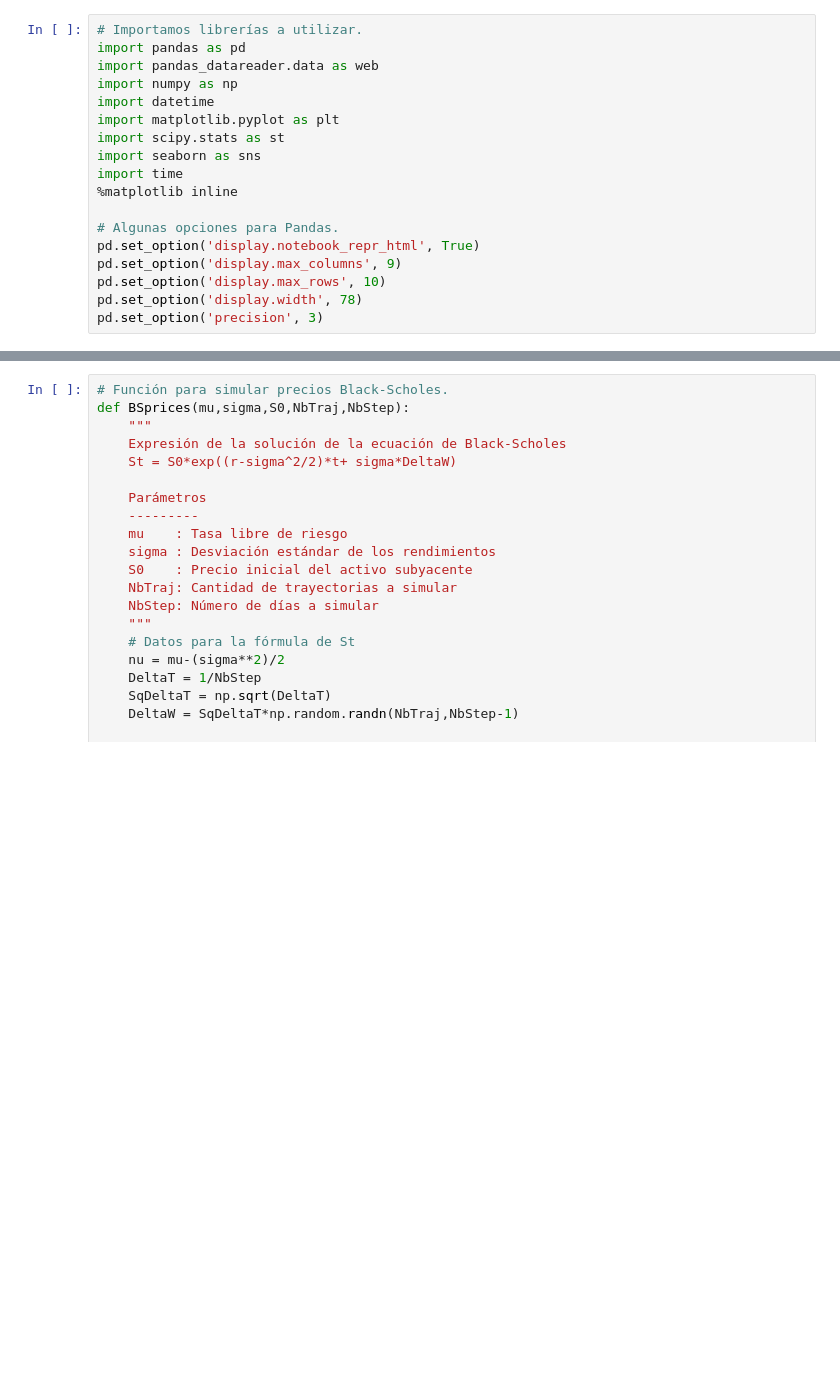
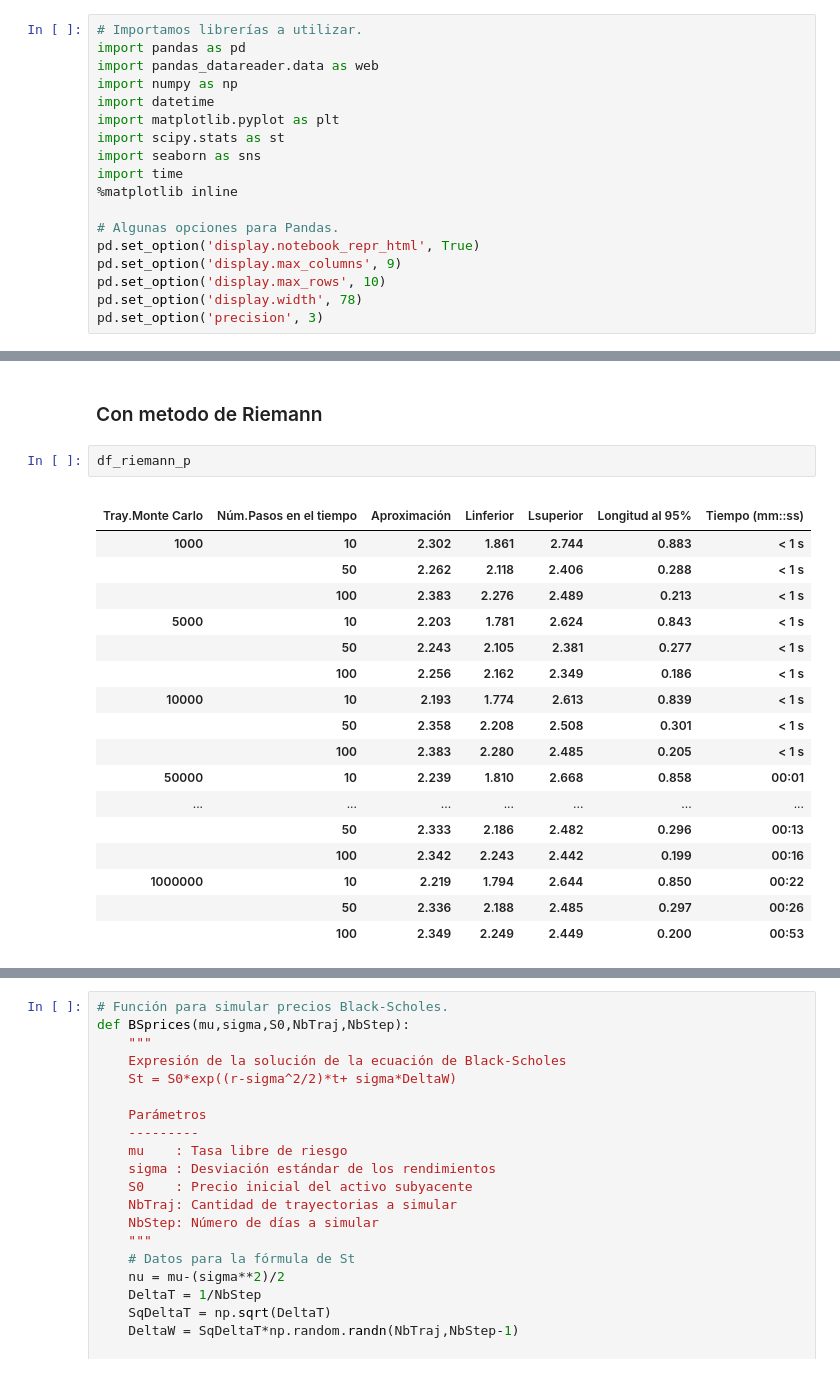
Before and after one commit to Mateoverea/ProyectoConjunto_MVerea_ARico, a Jupyter notebook: Tarea9_MVerea_ARico.ipynb, the cells around one changed output, grey strips where cells are left out. Saved outputs shown, nothing was run; the diff lists cells and outputs as text; blank space fills up the shorter version.

```diff
--- a/Tarea9_MVerea_ARico.ipynb
+++ b/Tarea9_MVerea_ARico.ipynb
@@ -47,0 +293,23 @@ pd.set_option('precision', 3)
+# %% [markdown]
+### Con metodo de Riemann
+# %%
+df_riemann_p
+# %% [output]
+|  |  |  |  |  |  |  |
+| Tray.Monte Carlo | Núm.Pasos en el tiempo | Aproximación | Linferior | Lsuperior | Longitud al 95% | Tiempo (mm::ss) |
+| 1000 | 10 | 2.302 | 1.861 | 2.744 | 0.883 | < 1 s |
+|  | 50 | 2.262 | 2.118 | 2.406 | 0.288 | < 1 s |
+|  | 100 | 2.383 | 2.276 | 2.489 | 0.213 | < 1 s |
+| 5000 | 10 | 2.203 | 1.781 | 2.624 | 0.843 | < 1 s |
+|  | 50 | 2.243 | 2.105 | 2.381 | 0.277 | < 1 s |
+|  | 100 | 2.256 | 2.162 | 2.349 | 0.186 | < 1 s |
+| 10000 | 10 | 2.193 | 1.774 | 2.613 | 0.839 | < 1 s |
+|  | 50 | 2.358 | 2.208 | 2.508 | 0.301 | < 1 s |
+|  | 100 | 2.383 | 2.280 | 2.485 | 0.205 | < 1 s |
+| 50000 | 10 | 2.239 | 1.810 | 2.668 | 0.858 | 00:01 |
+| ... | ... | ... | ... | ... | ... | ... |
+|  | 50 | 2.333 | 2.186 | 2.482 | 0.296 | 00:13 |
+|  | 100 | 2.342 | 2.243 | 2.442 | 0.199 | 00:16 |
+| 1000000 | 10 | 2.219 | 1.794 | 2.644 | 0.850 | 00:22 |
+|  | 50 | 2.336 | 2.188 | 2.485 | 0.297 | 00:26 |
+|  | 100 | 2.349 | 2.249 | 2.449 | 0.200 | 00:53 |
```
Also changed, not shown: parts of 14 cells of this notebook.
